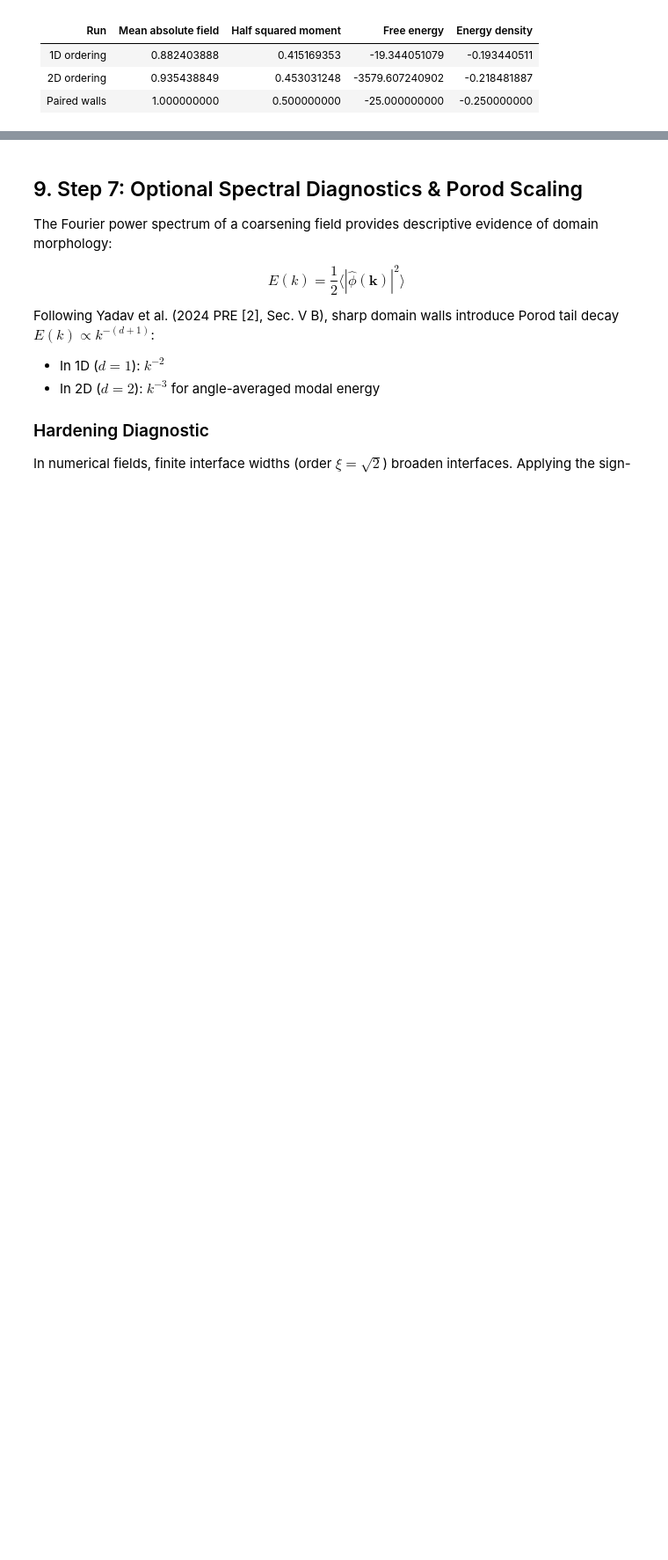
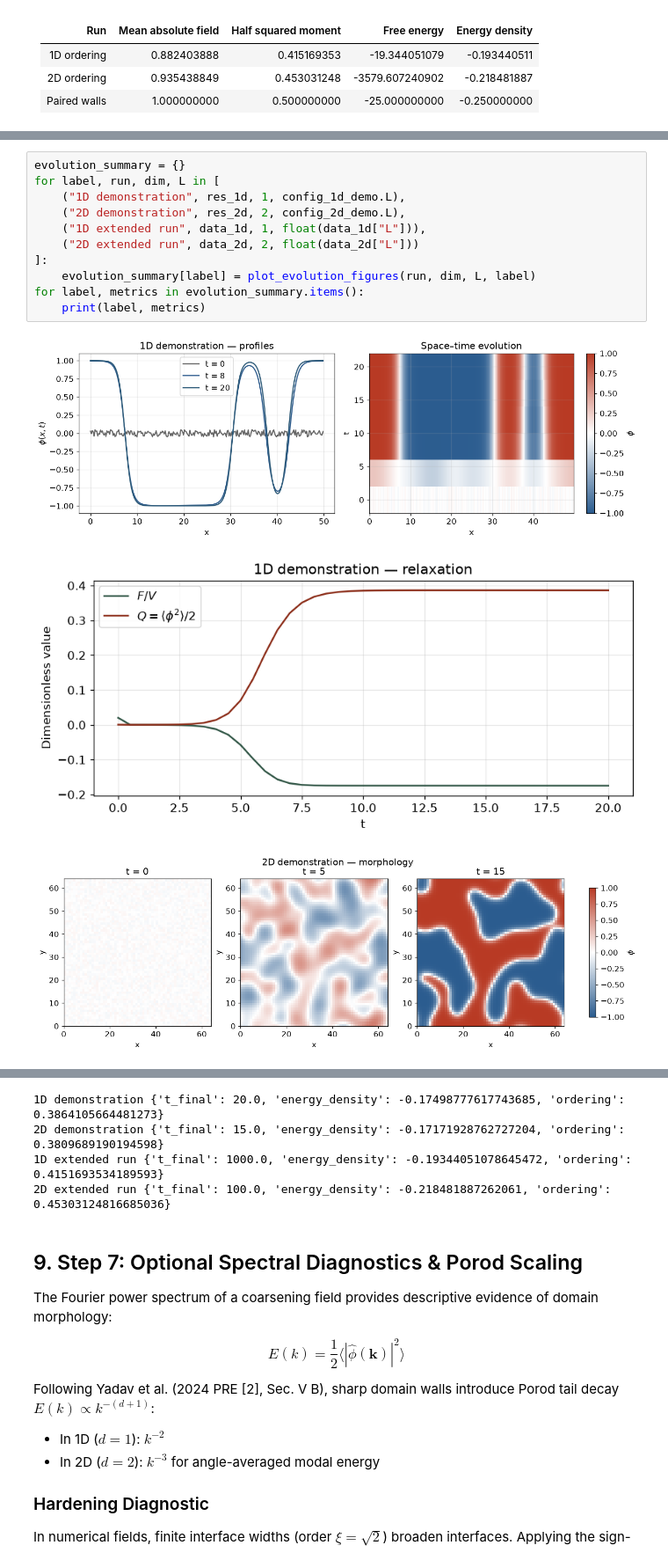
Before and after one commit to ChandranilDas/IDC_P20, a Jupyter notebook: notebooks/P20_Simulations.ipynb, the cells around one changed output, grey strips where cells are left out. Shown at 88% size. Drawn from its saved outputs; the diff is of its cells as text; blank space fills up the shorter version.

Commit message:
Add live evolution and validation figures with executable notebook plots

```diff
--- a/notebooks/P20_Simulations.ipynb
+++ b/notebooks/P20_Simulations.ipynb
@@ -517,0 +568,15 @@ display(Markdown("\n".join(rows)))
+# %%
+evolution_summary = {}
+for label, run, dim, L in [
+    ("1D demonstration", res_1d, 1, config_1d_demo.L),
+    ("2D demonstration", res_2d, 2, config_2d_demo.L),
+    ("1D extended run", data_1d, 1, float(data_1d["L"])),
+    ("2D extended run", data_2d, 2, float(data_2d["L"]))
+]:
+    evolution_summary[label] = plot_evolution_figures(run, dim, L, label)
+for label, metrics in evolution_summary.items():
+    print(label, metrics)
+# %% [output]
+[figure, added]
+[figure, added]
+[figure, added]
@@ -518,3 +588,7 @@ display(Markdown("\n".join(rows)))
+1D demonstration {'t_final': 20.0, 'energy_density': -0.17498777617743685, 'ordering': 0.3864105664481273}
+2D demonstration {'t_final': 15.0, 'energy_density': -0.17171928762727204, 'ordering': 0.3809689190194598}
+1D extended run {'t_final': 1000.0, 'energy_density': -0.19344051078645472, 'ordering': 0.4151693534189593}
+2D extended run {'t_final': 100.0, 'energy_density': -0.218481887262061, 'ordering': 0.45303124816685036}
 # %% [markdown]
 ## 9. Step 7: Optional Spectral Diagnostics & Porod Scaling
 
```
Also changed, not shown: parts of 3 cells of this notebook, 16 other files.
